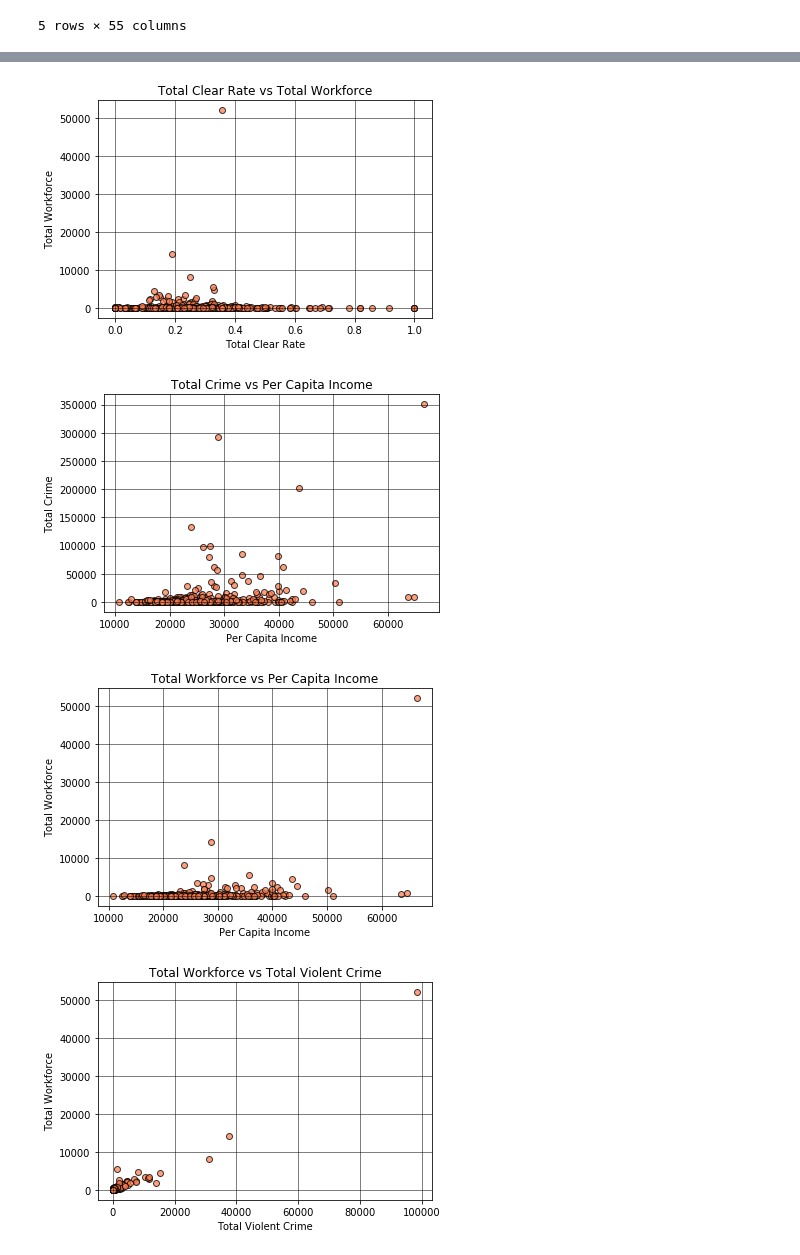
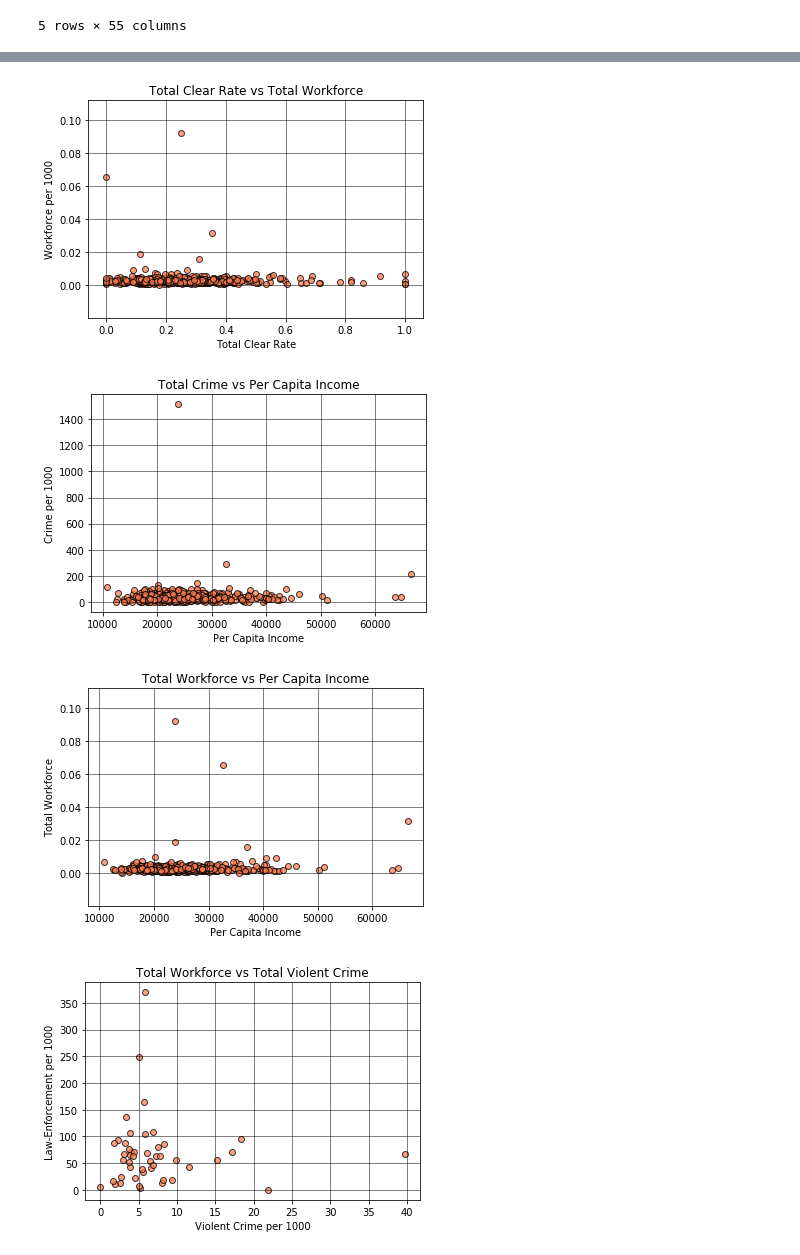
Before and after one commit to swbrummund/Project.01, a Jupyter notebook: Data_Analysis/CreatePlots.ipynb, the cells around one changed output, grey strips where cells are left out. Cells and saved outputs as stored; diff of their text form; code cells hidden in the pictures.

Commit message:
plots

```diff
--- a/Data_Analysis/CreatePlots.ipynb
+++ b/Data_Analysis/CreatePlots.ipynb
@@ -51,0 +33,5 @@ dtype: int64
+# %%
+group = fbi_census_df.groupby(by="State").aggregate({"Total Crime":"sum","Law-Enforcement per 1000":"sum",
+                                                     "Population":"sum","Total Non-Violent Crime":"sum",
+                                                    "Total Violent Crime":"sum"})
+group
@@ -120,7 +129,7 @@ plt.grid(color="black",linestyle="-",linewidth=0.5)
 #fbi_census_df
 
 x_axis = fbi_census_df["Total Clear Rate"]
-y_axis = fbi_census_df["Total Workforce"]
+y_axis = fbi_census_df["Total Workforce"]/fbi_census_df["Population"]
 #size = fbi_census_df["Population"]
 
 
@@ -132,17 +141,19 @@ plt.scatter(x_axis,y_axis,facecolors="coral",edgecolors="black",alpha=0.75)
 
 plt.title("Total Clear Rate vs Total Workforce")
 plt.xlabel("Total Clear Rate")
-plt.ylabel("Total Workforce")
+plt.ylabel("Workforce per 1000")
+# plt.xlim(-.1,1.1)
+# plt.ylim(-.1,10000)
 
 
 plt.grid(color="black",linestyle="-",linewidth=0.5)
 # %% [output]
-[figure, old version]
+[figure, new version]
 # %%
 #fbi_census_df
 
 x_axis = fbi_census_df["Per Capita Income"]
-y_axis = fbi_census_df["Total Crime"]
+y_axis = fbi_census_df["Total Crime"]/fbi_census_df["Population"]*1000
 #size = fbi_census_df["Population"]
 
 
@@ -153,18 +164,18 @@ plt.scatter(x_axis,y_axis,facecolors="coral",edgecolors="black",alpha=0.75)
 # Incorporate the other graph properties
 
 plt.title("Total Crime vs Per Capita Income")
-plt.ylabel("Total Crime")
+plt.ylabel("Crime per 1000")
 plt.xlabel("Per Capita Income")
 
 
 plt.grid(color="black",linestyle="-",linewidth=0.5)
 # %% [output]
-[figure, old version]
+[figure, new version]
 # %%
 #fbi_census_df
 
 x_axis = fbi_census_df["Per Capita Income"]
-y_axis = fbi_census_df["Total Workforce"]
+y_axis = fbi_census_df["Total Workforce"]/fbi_census_df["Population"]
 #size = fbi_census_df["Population"]
 
 
@@ -181,29 +192,29 @@ plt.xlabel("Per Capita Income")
 
 plt.grid(color="black",linestyle="-",linewidth=0.5)
 # %% [output]
-[figure, old version]
+[figure, new version]
 # %%
 #fbi_census_df
 
-x_axis = fbi_census_df["Total Violent Crime"]
-y_axis = fbi_census_df["Total Workforce"]
+x_axis = group["Total Violent Crime"]/group["Population"]*1000
+y_axis = group["Law-Enforcement per 1000"]
 #size = fbi_census_df["Population"]
 
 
 # Build the scatter plots for each city types
 
 plt.scatter(x_axis,y_axis,facecolors="coral",edgecolors="black",alpha=0.75)
 
 # Incorporate the other graph properties
 
 plt.title("Total Workforce vs Total Violent Crime")
-plt.ylabel("Total Workforce")
-plt.xlabel("Total Violent Crime")
+plt.ylabel("Law-Enforcement per 1000")
+plt.xlabel("Violent Crime per 1000")
 
 
 plt.grid(color="black",linestyle="-",linewidth=0.5)
 # %% [output]
-[figure, old version]
+[figure, new version]
 # %%
 #fbi_census_df
 
```
Also changed, not shown: parts of 10 cells of this notebook.
